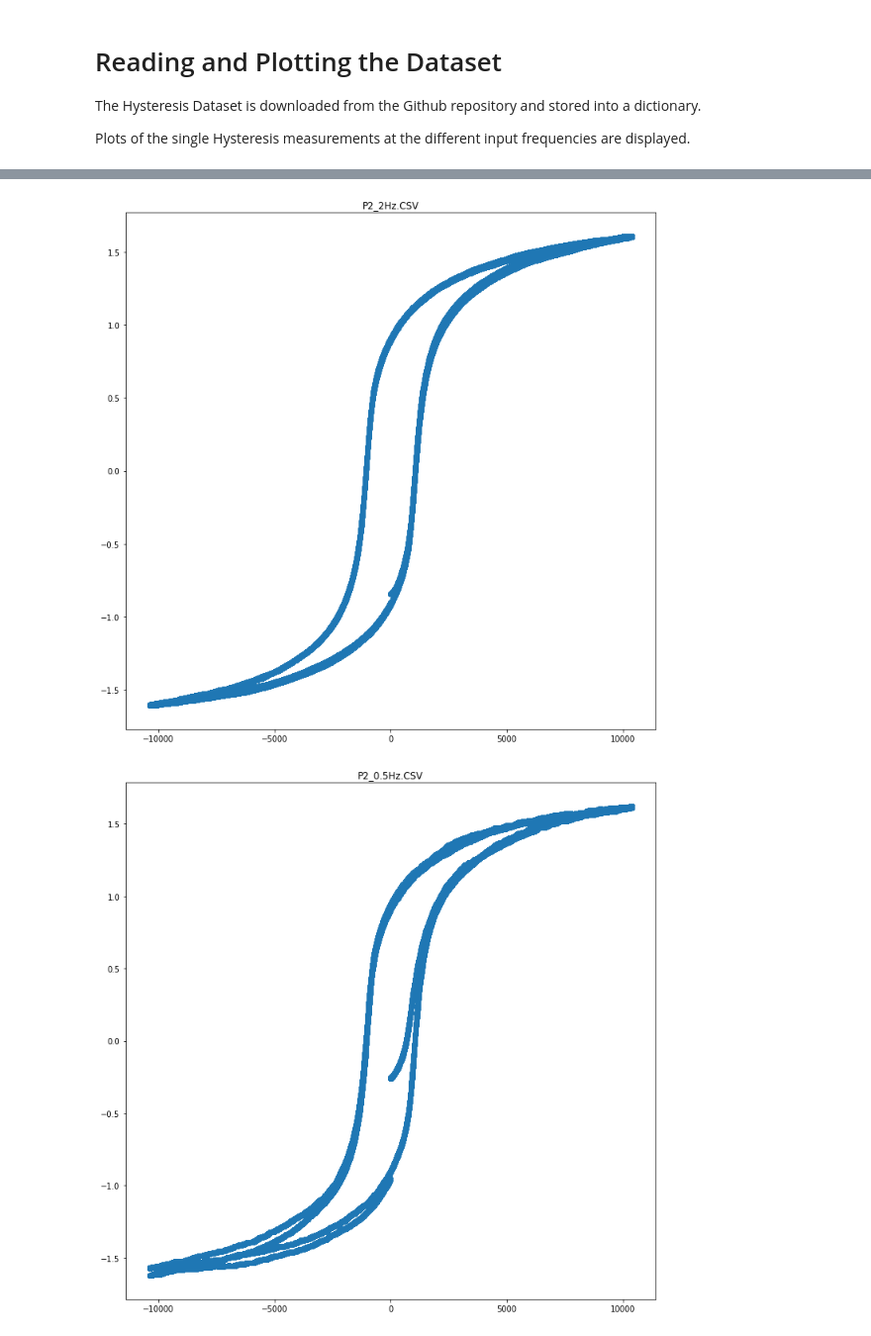
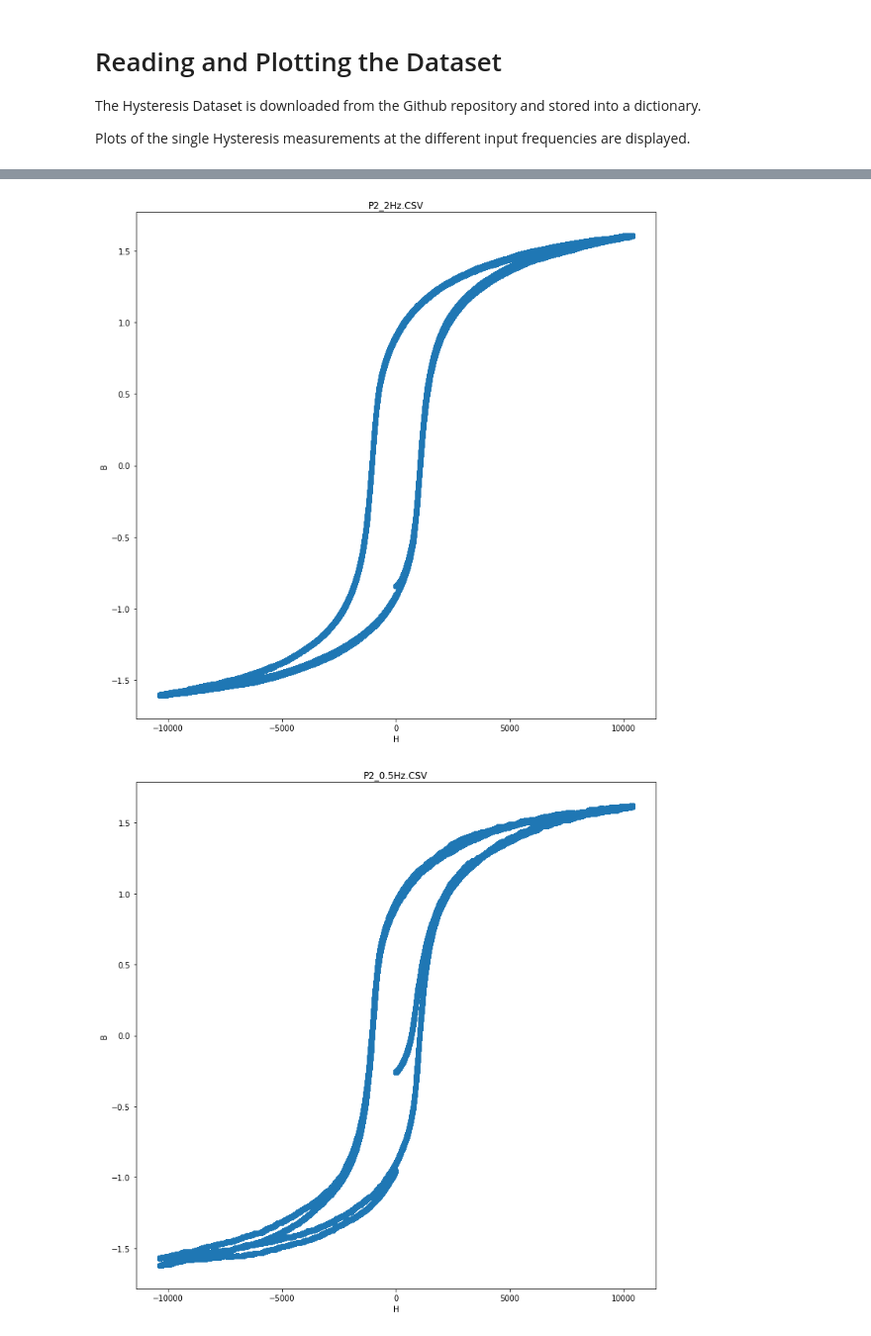
Before and after one commit to olivieromassi/Hysteresis-Modelling-with-Neural-Networks, a Jupyter notebook: HysteresisDataset.ipynb, the cells around one changed output, grey strips where cells are left out. Shown at 99% size. Drawn from its saved outputs; the diff is of its cells as text; code cells hidden in the pictures.

Commit message:
Added labels to plots.

```diff
--- a/HysteresisDataset.ipynb
+++ b/HysteresisDataset.ipynb
@@ -54,5 +54,7 @@ for el in dataset:
     # Plotting the values
     plt.figure(figsize=(12,12))
     plt.title(el)
+    plt.xlabel("H")
+    plt.ylabel("B")
     plt.scatter(X, Y)
 # %% [output]
@@ -62,2 +64,2 @@ for el in dataset:
-[figure, old version]
+[figure, new version]
-[figure, old version]
+[figure, new version]
```
Also changed, not shown: parts of 1 cell of this notebook.
